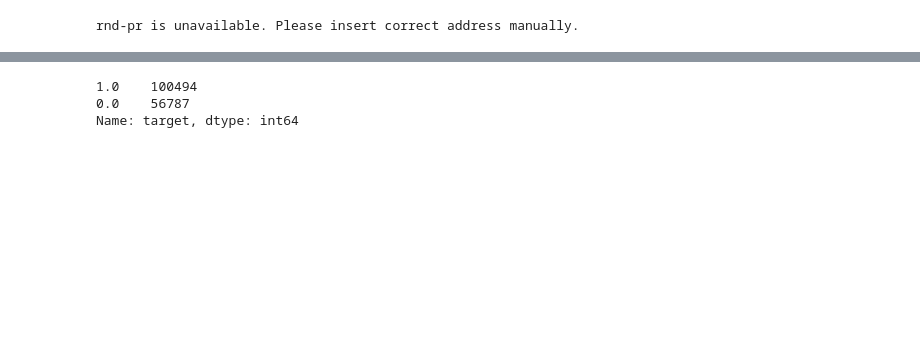
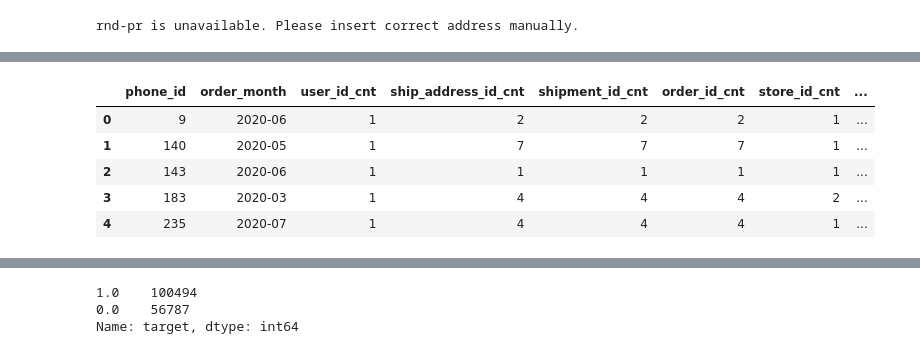
Before and after one commit to ElisovaIra/ngwl_hack, a Jupyter notebook: rogotulka/base_station_catboost.ipynb, the cells around one changed output, grey strips where cells are left out. Saved outputs shown, nothing was run; the diff lists cells and outputs as text; code cells hidden in the pictures; blank space fills up the shorter version.

```diff
--- a/rogotulka/base_station_catboost.ipynb
+++ b/rogotulka/base_station_catboost.ipynb
@@ -46,0 +94,3 @@ train_generate_features_df.head()
+# %%
+train_generate_features_cat_df = pd.merge(train_generate_features_df, cat_train_features_df, on = ['phone_id', 'order_month'], how='left')
+sample_generate_feature_cat_df = pd.merge(sample_generate_feature_df, cat_sample_features_df, on = ['phone_id', 'order_month'],how='left')
@@ -47,3 +114,12 @@ train_generate_features_df.head()
+# %%
+train_generate_features_cat_df.head()
+# %% [output]
+|  | phone_id | order_month | user_id_cnt | ship_address_id_cnt | shipment_id_cnt | order_id_cnt | store_id_cnt | ... |
+| 0 | 9 | 2020-06 | 1 | 2 | 2 | 2 | 1 | ... |
+| 1 | 140 | 2020-05 | 1 | 7 | 7 | 7 | 1 | ... |
+| 2 | 143 | 2020-06 | 1 | 1 | 1 | 1 | 1 | ... |
+| 3 | 183 | 2020-03 | 1 | 4 | 4 | 4 | 2 | ... |
+| 4 | 235 | 2020-07 | 1 | 4 | 4 | 4 | 1 | ... |
 # %%
 sample_generate_feature_df.head()
 # %% [output]
```
Also changed, not shown: parts of 46 cells of this notebook, 3 other files.
